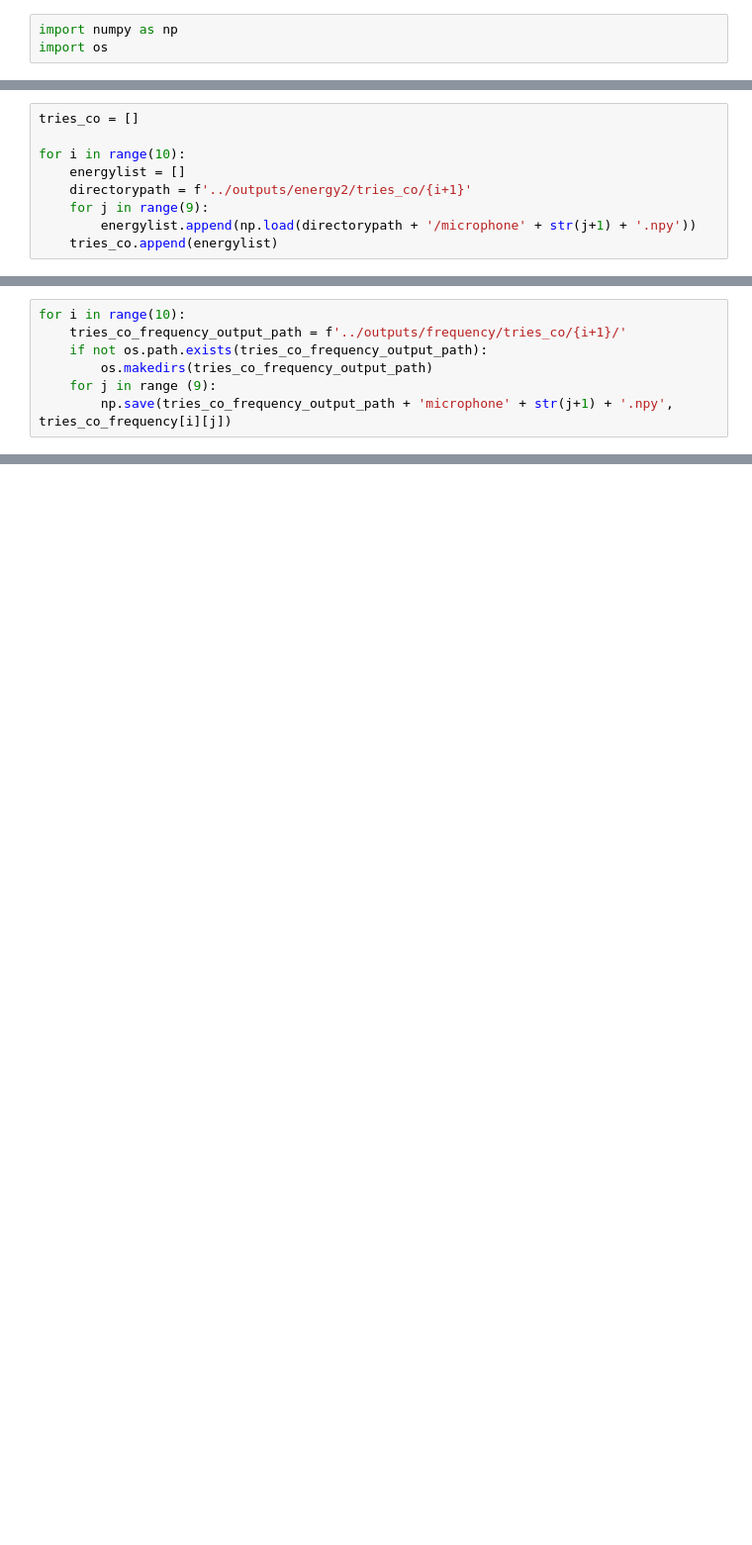
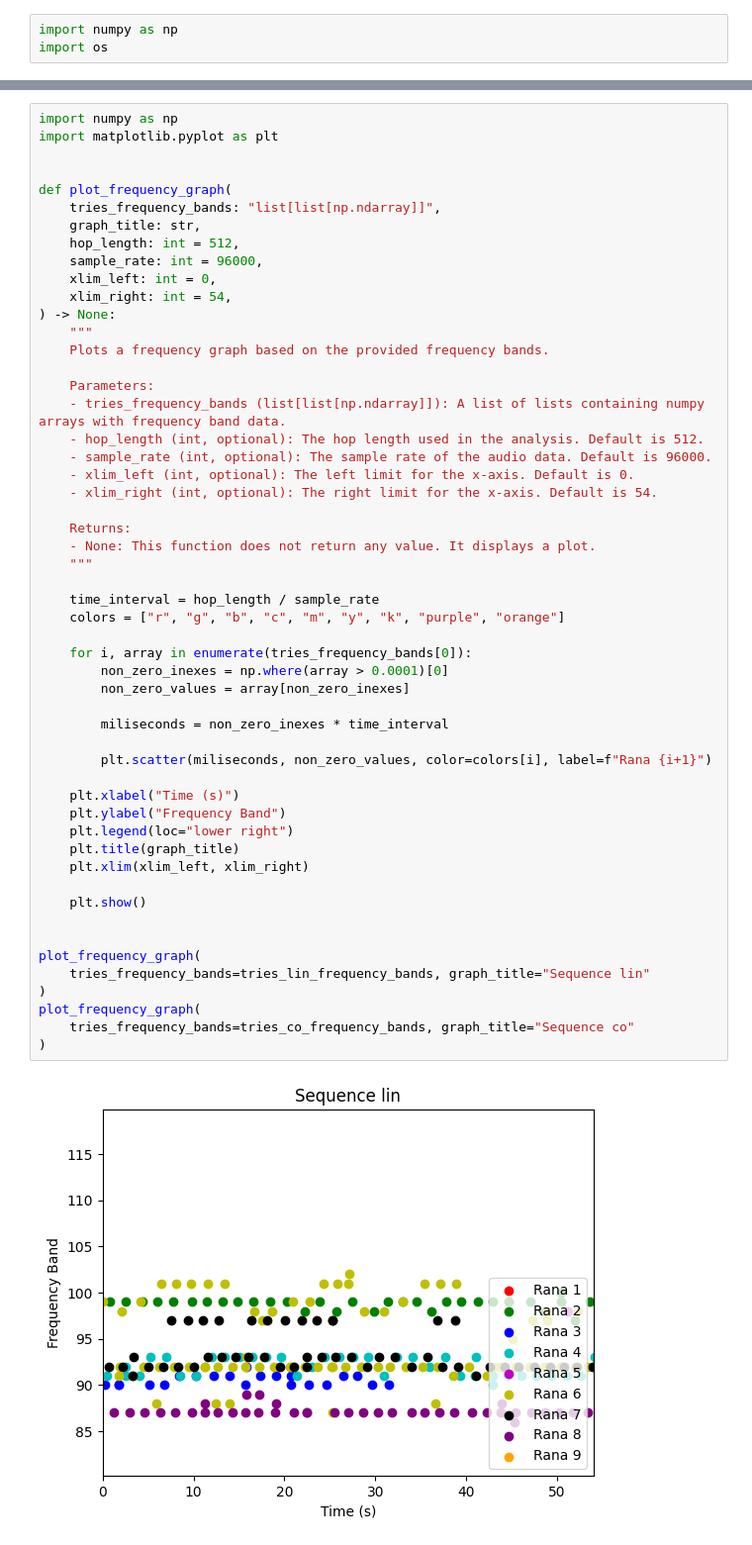
Before and after one commit to DanielMPMatCom/Identifying-Colines.-JCE-MatCom, a Jupyter notebook: src/get_frequency_graph.ipynb, the cells around one changed output, grey strips where cells are left out. Shown at 99% size. Saved outputs shown, nothing was run; the diff lists cells and outputs as text; blank space fills up the shorter version.

```diff
--- a/src/get_frequency_graph.ipynb
+++ b/src/get_frequency_graph.ipynb
@@ -96,9 +3,0 @@ plt.show()
-# %%
-tries_co = []
-
-for i in range(10):
-    energylist = []
-    directorypath = f'../outputs/energy2/tries_co/{i+1}'
-    for j in range(9):
-        energylist.append(np.load(directorypath + '/microphone' + str(j+1) + '.npy'))
-    tries_co.append(energylist)
@@ -133,7 +3,0 @@ for j in range(10):
-# %%
-for i in range(10):
-    tries_co_frequency_output_path = f'../outputs/frequency/tries_co/{i+1}/'
-    if not os.path.exists(tries_co_frequency_output_path):
-        os.makedirs(tries_co_frequency_output_path)
-    for j in range (9):
-        np.save(tries_co_frequency_output_path + 'microphone' + str(j+1) + '.npy', tries_co_frequency[i][j])
@@ -230,0 +150,55 @@ plt.show()
+# %%
+import numpy as np
+import matplotlib.pyplot as plt
+
+
+def plot_frequency_graph(
+    tries_frequency_bands: "list[list[np.ndarray]]",
+    graph_title: str,
+    hop_length: int = 512,
+    sample_rate: int = 96000,
+    xlim_left: int = 0,
+    xlim_right: int = 54,
+) -> None:
+    """
+    Plots a frequency graph based on the provided frequency bands.
+
+    Parameters:
+    - tries_frequency_bands (list[list[np.ndarray]]): A list of lists containing numpy arrays with frequency band data.
+    - hop_length (int, optional): The hop length used in the analysis. Default is 512.
+    - sample_rate (int, optional): The sample rate of the audio data. Default is 96000.
+    - xlim_left (int, optional): The left limit for the x-axis. Default is 0.
+    - xlim_right (int, optional): The right limit for the x-axis. Default is 54.
+
+    Returns:
+    - None: This function does not return any value. It displays a plot.
+    """
+
+    time_interval = hop_length / sample_rate
+    colors = ["r", "g", "b", "c", "m", "y", "k", "purple", "orange"]
+
+    for i, array in enumerate(tries_frequency_bands[0]):
+        non_zero_inexes = np.where(array > 0.0001)[0]
+        non_zero_values = array[non_zero_inexes]
+
+        miliseconds = non_zero_inexes * time_interval
+
+        plt.scatter(miliseconds, non_zero_values, color=colors[i], label=f"Rana {i+1}")
+
+    plt.xlabel("Time (s)")
+    plt.ylabel("Frequency Band")
+    plt.legend(loc="lower right")
+    plt.title(graph_title)
+    plt.xlim(xlim_left, xlim_right)
+
+    plt.show()
+
+
+plot_frequency_graph(
+    tries_frequency_bands=tries_lin_frequency_bands, graph_title="Sequence lin"
+)
+plot_frequency_graph(
+    tries_frequency_bands=tries_co_frequency_bands, graph_title="Sequence co"
+)
+# %% [output]
+[figure, added]
```
Also changed, not shown: parts of 20 cells of this notebook, 20 other files.
